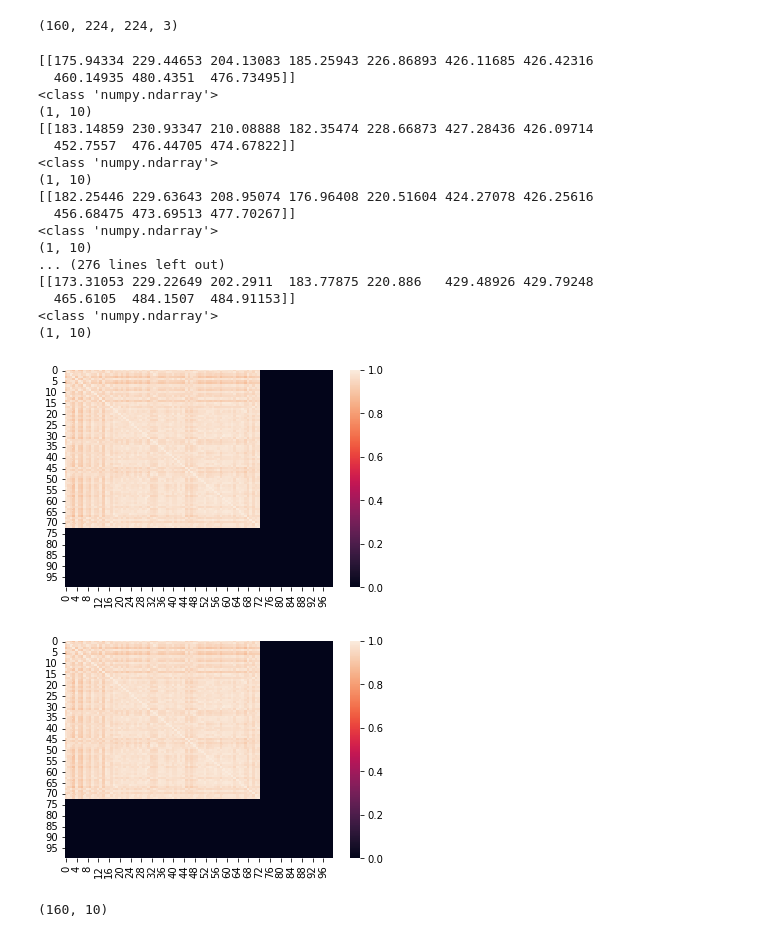
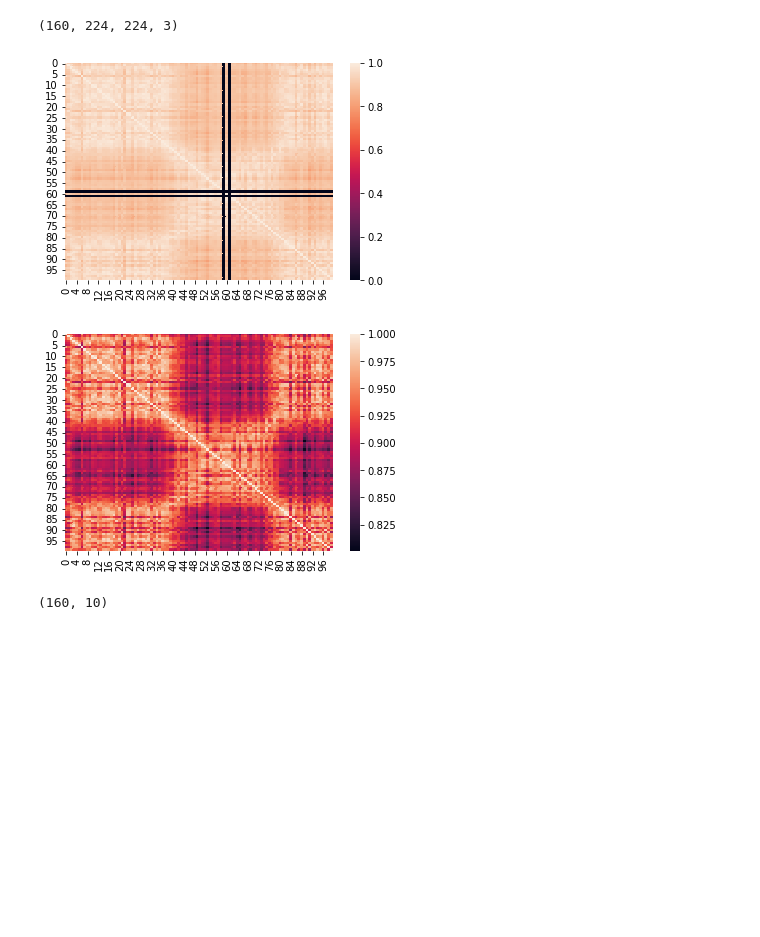
Before and after one commit to Truyen724/Zalo_liveness_Detection, a Jupyter notebook: test.ipynb, the cells around one changed output. Drawn from its saved outputs; the diff is of its cells as text; code cells hidden in the pictures; blank space fills up the shorter version.

```diff
--- a/test.ipynb
+++ b/test.ipynb
@@ -37,6 +37,23 @@ range = shape_image[0] *shape_image[1]*shape_image[2]
 print(shape_lst_image)
 # %% [output]
 (160, 224, 224, 3)
+# %%
+def draw_facial(img, face):
+    # Center coordinates
+    face = np.array(face,dtype=np.uint8)
+    x1 = [(face[0],face[5]),(face[1],face[6]),(face[2],face[7]),(face[8],face[7]),(face[4],face[9])]
+    # x1 = face.reshape(5,2)
+    # Radius of circle
+    radius = 3
+    # Red color in BGR
+    color = (0, 0, 255)
+
+    thickness = -1
+    # Using cv2.circle() method
+    # Draw a circle of red color of thickness -1 px
+    for x in x1:
+        img = cv2.circle(img, x, radius, color, thickness)
+    return img
 # %%
 def mask_detect(image):
     (h,w) = image.shape[:2]
@@ -44,6 +61,7 @@ def mask_detect(image):
     # print(facial5points)
     # print(type(facial5points))
     # print(facial5points.shape)
+
     face = np.zeros(shape =shape_image)
     point_facial =np.zeros(shape =(10))
     is_face = False
@@ -60,6 +78,7 @@ def mask_detect(image):
             face = c
             color = (255,0,0)
             cv2.rectangle(image,(startX,startY),(endX,endY),color,2)
+        image = draw_facial(image,point_facial)
     return image, face,point_facial, is_face
 # %%
 
@@ -133,33 +154,16 @@ def get_embeded(data_csv):
 # %%
-id = "../train/videos/71.mp4"
+id = "../train/videos/1.mp4"
 list_face, list_face_not_null, list_face_point,list_face_point_not_null = PlayCamera(id)
 cv2.destroyAllWindows()
 out = get_sim_matrix(list_face)
 out_not_null = get_sim_matrix(list_face_not_null)
 lst = [out,out_not_null]
 for m in lst:
     hm = sn.heatmap(data = m[:100,:100])
     plt.show()
 # %% [output]
-[[175.94334 229.44653 204.13083 185.25943 226.86893 426.11685 426.42316
-  460.14935 480.4351  476.73495]]
-<class 'numpy.ndarray'>
-(1, 10)
-[[183.14859 230.93347 210.08888 182.35474 228.66873 427.28436 426.09714
-  452.7557  476.44705 474.67822]]
-<class 'numpy.ndarray'>
-(1, 10)
-[[182.25446 229.63643 208.95074 176.96408 220.51604 424.27078 426.25616
-  456.68475 473.69513 477.70267]]
-<class 'numpy.ndarray'>
-(1, 10)
-... (276 lines left out)
-[[173.31053 229.22649 202.2911  183.77875 220.886   429.48926 429.79248
-  465.6105  484.1507  484.91153]]
-<class 'numpy.ndarray'>
-(1, 10)
-[figure, old version]
+[figure, new version]
-[figure, old version]
+[figure, new version]
 # %%
 print(list_face_point.shape)
 # %% [output]
```
Also changed, not shown: parts of 2 cells of this notebook, 1 other file.
